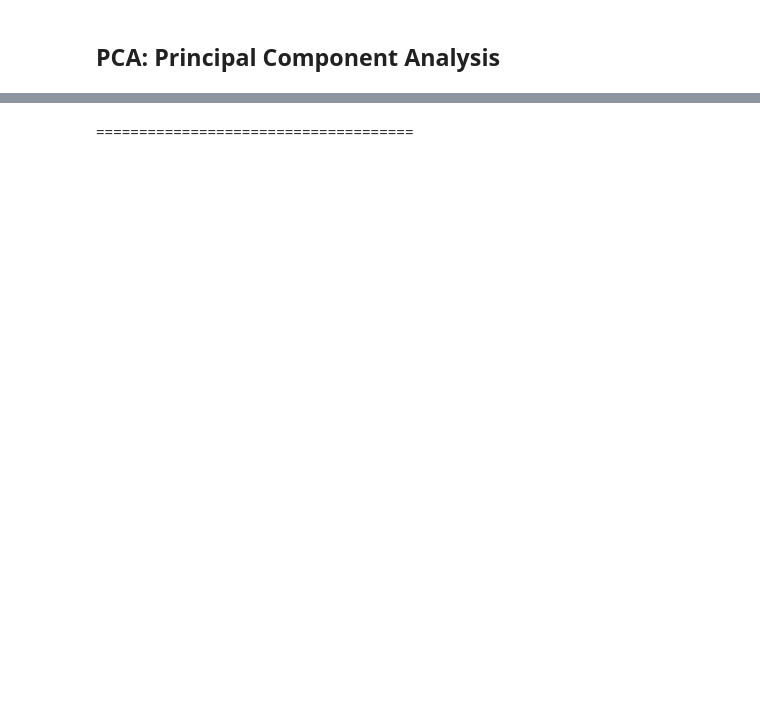
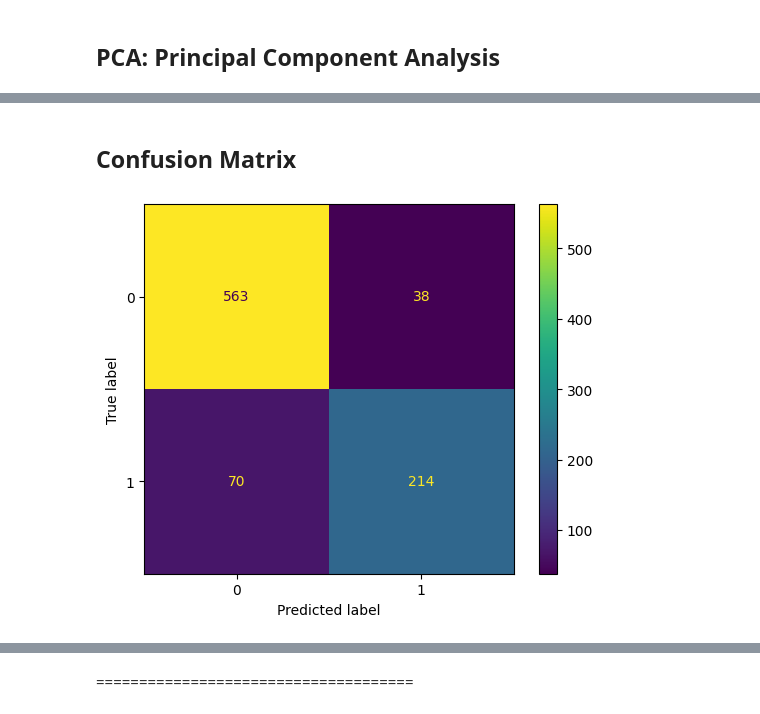
Before and after one commit to abdulmm44/Student_dropout_prediction, a Jupyter notebook: Student_dropout.ipynb, the cells around one changed output, grey strips where cells are left out. Saved outputs shown, nothing was run; the diff lists cells and outputs as text; code cells hidden in the pictures; blank space fills up the shorter version.

```diff
--- a/Student_dropout.ipynb
+++ b/Student_dropout.ipynb
@@ -900,0 +1300,26 @@ importance_df.sort_values(
+# %% [markdown]
+## **Confusion Matrix**
+# %%
+# Get the best model from GridSearchCV
+best_model = grid.best_estimator_
+
+# Make predictions on the test set
+pred = best_model.predict(
+    X_test_scaled
+)
+
+# Compute confusion matrix
+cm = confusion_matrix(
+    y_test,
+    pred
+)
+
+# Display confusion matrix visually
+ConfusionMatrixDisplay(
+    confusion_matrix=cm
+).plot()
+
+# Show the plot
+plt.show()
+# %% [output]
+[figure, added]
```
Also changed, not shown: parts of 38 cells of this notebook.
